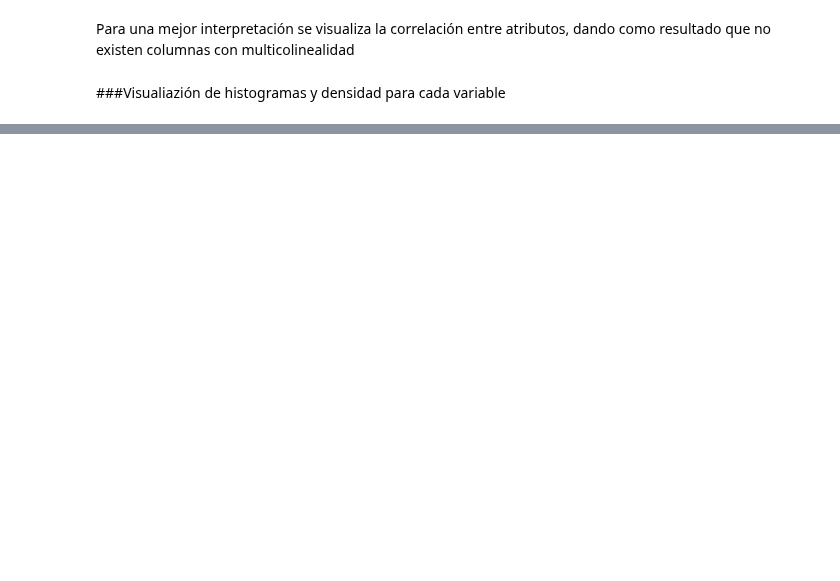
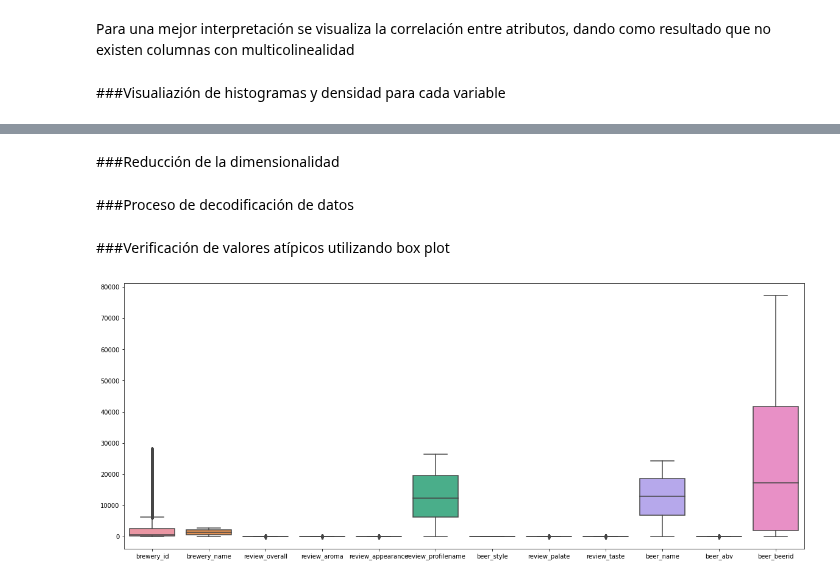
Before and after one commit to RonnyGuevara/Machine-Learning, a Jupyter notebook: TP7/TP7_ML.ipynb, the cells around one changed output, grey strips where cells are left out. Saved outputs shown, nothing was run; the diff lists cells and outputs as text; code cells hidden in the pictures; blank space fills up the shorter version.

```diff
--- a/TP7/TP7_ML.ipynb
+++ b/TP7/TP7_ML.ipynb
@@ -237,0 +242,2 @@ plt.show()
+# %% [markdown]
+###Reducción de la dimensionalidad
@@ -237,0 +248,16 @@ plt.show()
+# %% [markdown]
+###Proceso de decodificación de datos
+# %%
+labelEncoder = LabelEncoder()
+df["beer_name"] = labelEncoder.fit_transform(df["beer_name"])
+df["beer_style"] = labelEncoder.fit_transform(df["beer_style"])
+df["review_profilename"] = labelEncoder.fit_transform(df["review_profilename"])
+df["brewery_name"] = labelEncoder.fit_transform(df["brewery_name"])
+# %% [markdown]
+###Verificación de valores atípicos utilizando box plot
+# %%
+plt.figure(figsize = (20, 8))
+sns.boxplot(data = df, width = 0.8)
+plt.show()
+# %% [output]
+[figure, added]
```
Also changed, not shown: parts of 22 cells of this notebook.
